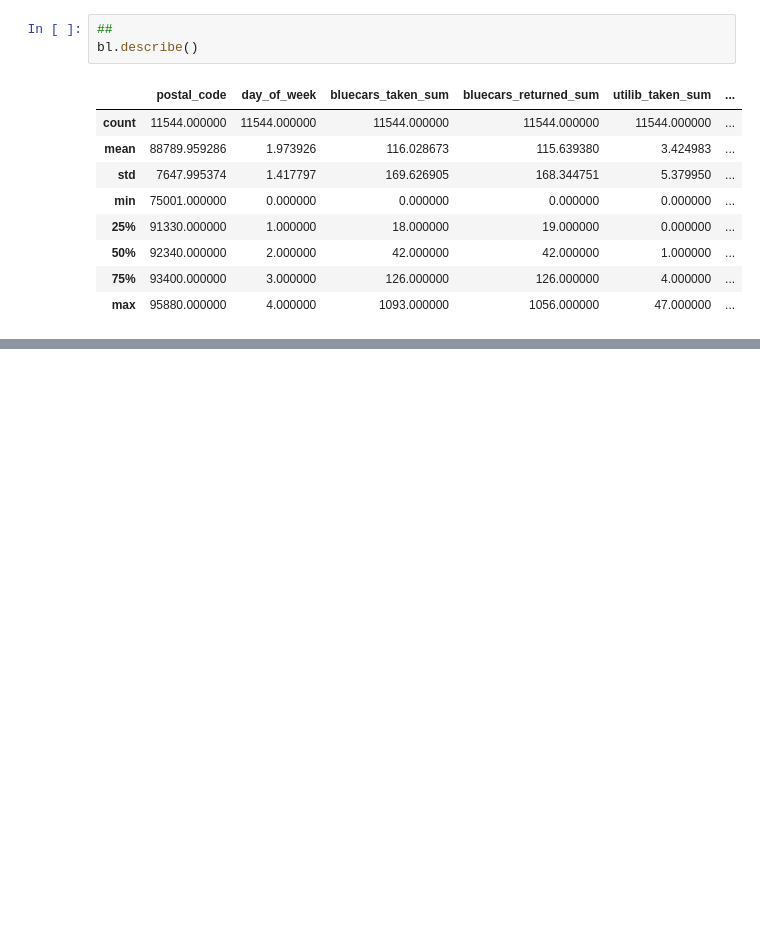
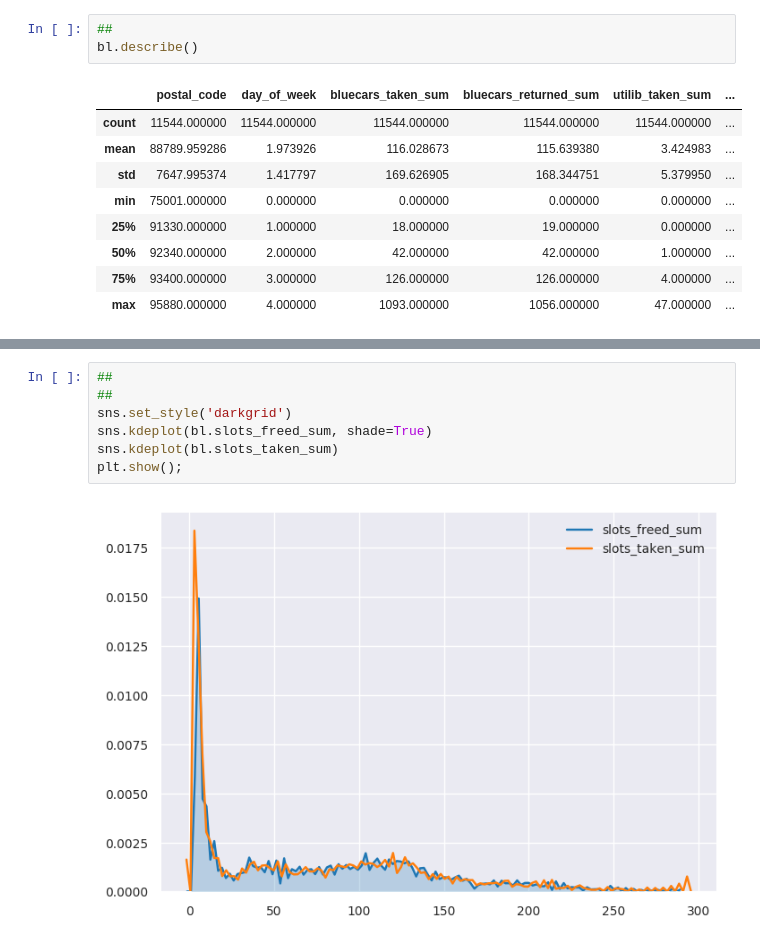
Before and after one commit to gakurujnr/Autolib-electric-car-sharing-service-company, a Jupyter notebook: Moringa_Data_Science_Core_W3_Independent_Project_2019_08_Peter_Gakuru_Python_Notebook.ipynb, the cells around one changed output, grey strips where cells are left out. Saved outputs shown, nothing was run; the diff lists cells and outputs as text; blank space fills up the shorter version.

```diff
--- a/Moringa_Data_Science_Core_W3_Independent_Project_2019_08_Peter_Gakuru_Python_Notebook.ipynb
+++ b/Moringa_Data_Science_Core_W3_Independent_Project_2019_08_Peter_Gakuru_Python_Notebook.ipynb
@@ -602,0 +637,9 @@ bl.describe()
+# %%
+##
+##
+sns.set_style('darkgrid')
+sns.kdeplot(bl.slots_freed_sum, shade=True)
+sns.kdeplot(bl.slots_taken_sum)
+plt.show();
+# %% [output]
+[figure, added]
```
Also changed, not shown: parts of 40 cells of this notebook.
